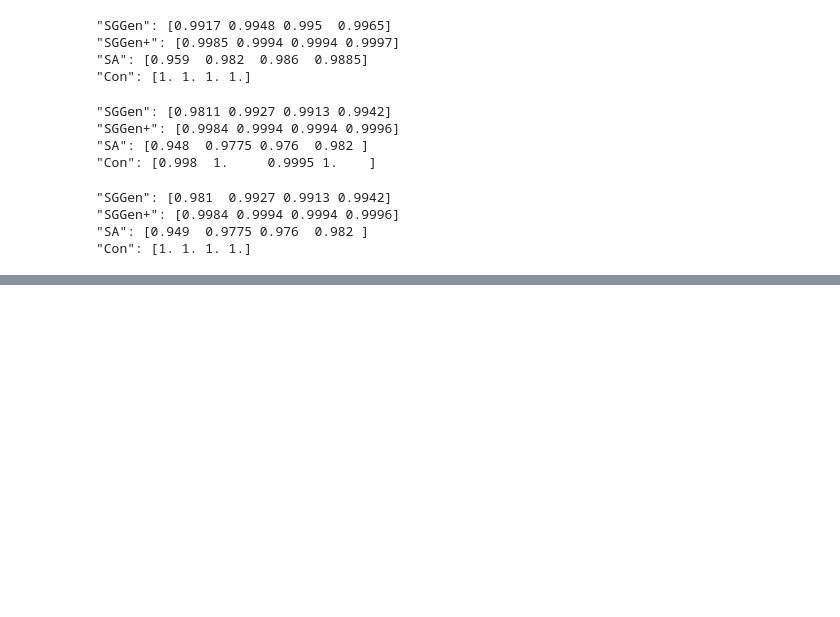
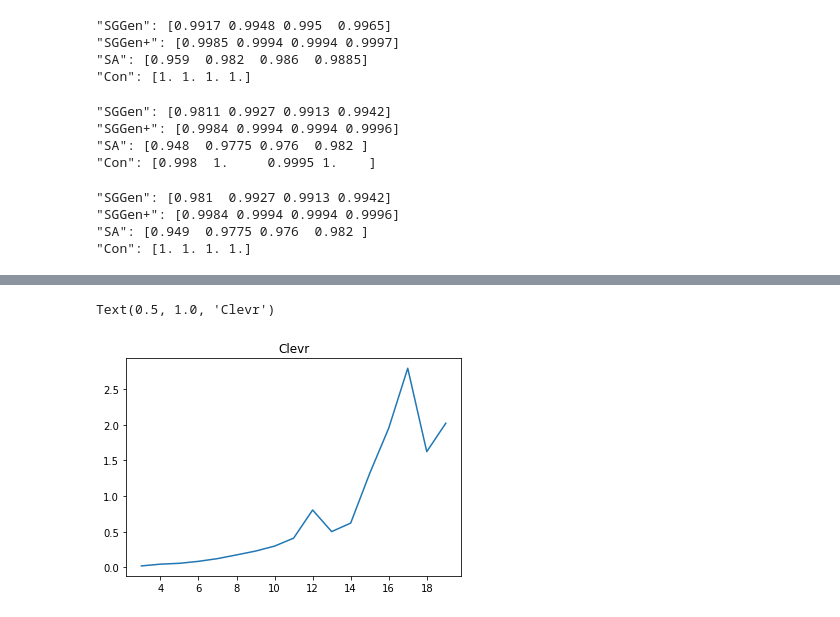
Before and after one commit to 20001LastOrder/Clevr-Relational, a Jupyter notebook: measurements/scene_graph_solver.ipynb, the cells around one changed output, grey strips where cells are left out. Drawn from its saved outputs; the diff is of its cells as text; code cells hidden in the pictures; blank space fills up the shorter version.

```diff
--- a/measurements/scene_graph_solver.ipynb
+++ b/measurements/scene_graph_solver.ipynb
@@ -672,0 +697,6 @@ satisfied
+# %%
+plt.plot(range(3, 20), avg_times)
+plt.title('Clevr')
+# %% [output]
+Text(0.5, 1.0, 'Clevr')
+[figure, added]
```
Also changed, not shown: parts of 54 cells of this notebook, 13 other files.
